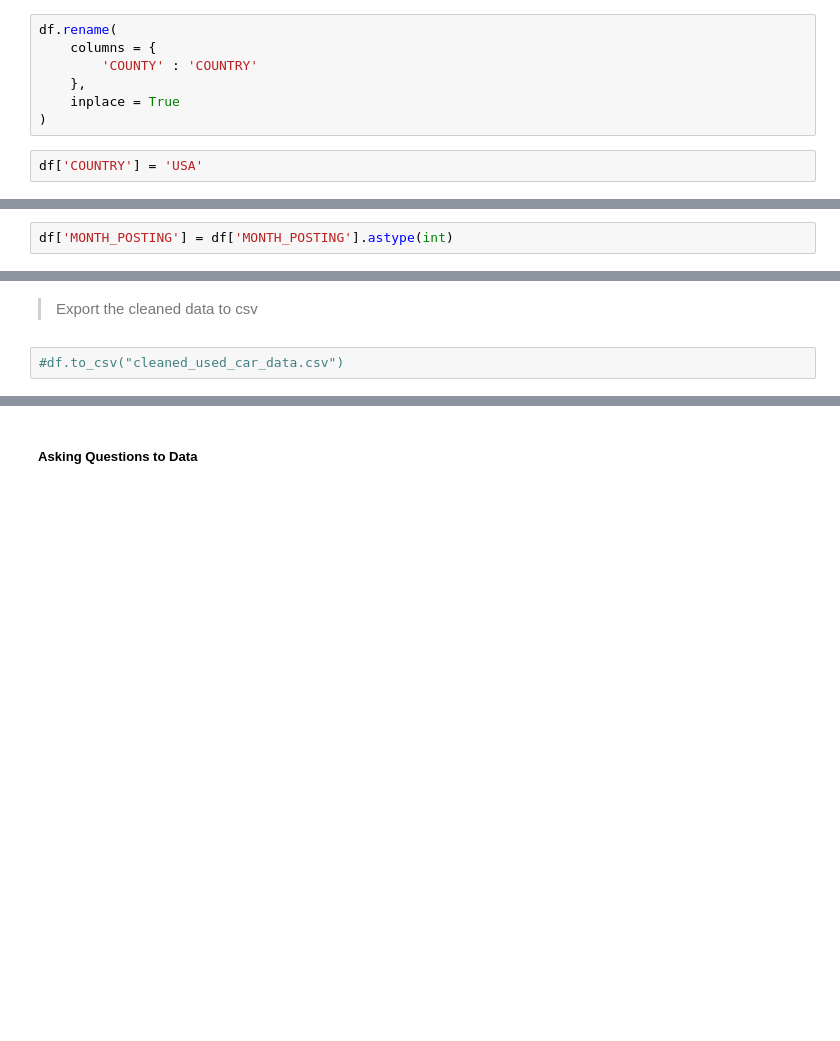
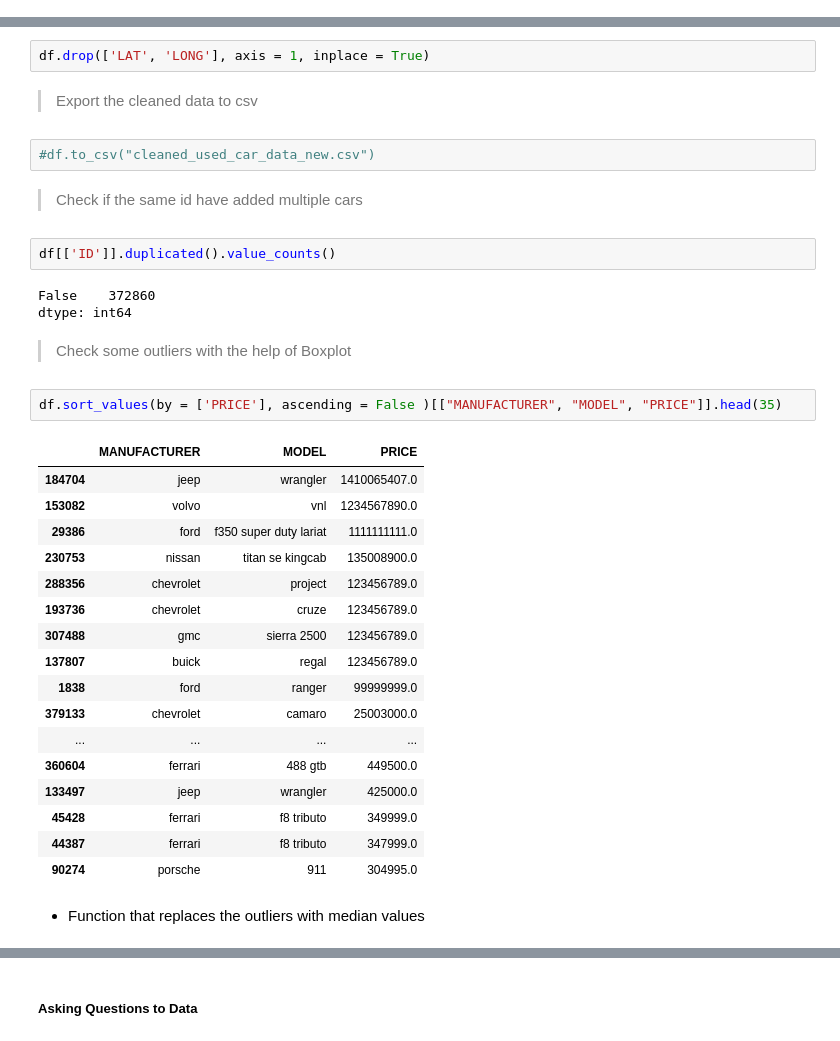
Before and after one commit to ChrisDiamantis99/Used-Cars-Analysis, a Jupyter notebook: Used_Cars_Analysis.ipynb, the cells around one changed output, grey strips where cells are left out. Cells and saved outputs as stored; diff of their text form; blank space fills up the shorter version.

```diff
--- a/Used_Cars_Analysis.ipynb
+++ b/Used_Cars_Analysis.ipynb
@@ -153,12 +142,3 @@ array(['AZ', 'AR', 'FL', 'MA', 'NC', 'NY', 'OR', 'PA', 'TX', 'WA', 'WI',
-# %%
-df.rename(
-    columns = {
-        'COUNTY' : 'COUNTRY'
-    },
-    inplace = True
-)
-# %%
-df['COUNTRY'] = 'USA'
 # %% [markdown]
 > **YEAR** column
 # %% [markdown]
@@ -192,8 +172,6 @@ df['DATE_POSTING'] = pd.to_datetime(df['DATE_POSTING'])
 df['YEAR_POSTING'] = pd.DatetimeIndex(df.DATE_POSTING).year
 # %%
 df['MONTH_POSTING'] = pd.DatetimeIndex(df.DATE_POSTING).month
-# %%
-df['MONTH_POSTING'] = df['MONTH_POSTING'].astype(int)
 # %%
 df.drop(['YEAR_POSTING', 'COUNTRY', 'REGION_URL', 'URL', 'DESCRIPTION'], inplace = True, axis = 1)
 # %% [markdown]
@@ -327,4 +311,37 @@ for index, row in df.iterrows():
+# %%
+df.drop(['LAT', 'LONG'], axis = 1, inplace = True)
 # %% [markdown]
 > Export the cleaned data to csv
 # %%
-#df.to_csv("cleaned_used_car_data.csv")
+#df.to_csv("cleaned_used_car_data_new.csv")
+# %% [markdown]
+> Check if the same id have added multiple cars
+# %%
+df[['ID']].duplicated().value_counts()
+# %% [output]
+False    372860
+dtype: int64
+# %% [markdown]
+> Check some outliers with the help of Boxplot
+# %%
+df.sort_values(by = ['PRICE'], ascending = False )[["MANUFACTURER", "MODEL", "PRICE"]].head(35)
+# %% [output]
+|  | MANUFACTURER | MODEL | PRICE |
+| 184704 | jeep | wrangler | 1410065407.0 |
+| 153082 | volvo | vnl | 1234567890.0 |
+| 29386 | ford | f350 super duty lariat | 1111111111.0 |
+| 230753 | nissan | titan se kingcab | 135008900.0 |
+| 288356 | chevrolet | project | 123456789.0 |
+| 193736 | chevrolet | cruze | 123456789.0 |
+| 307488 | gmc | sierra 2500 | 123456789.0 |
+| 137807 | buick | regal | 123456789.0 |
+| 1838 | ford | ranger | 99999999.0 |
+| 379133 | chevrolet | camaro | 25003000.0 |
+| ... | ... | ... | ... |
+| 360604 | ferrari | 488 gtb | 449500.0 |
+| 133497 | jeep | wrangler | 425000.0 |
+| 45428 | ferrari | f8 tributo | 349999.0 |
+| 44387 | ferrari | f8 tributo | 347999.0 |
+| 90274 | porsche | 911 | 304995.0 |
+# %% [markdown]
+* Function that replaces the outliers with median values
```
Also changed, not shown: parts of 40 cells of this notebook.
